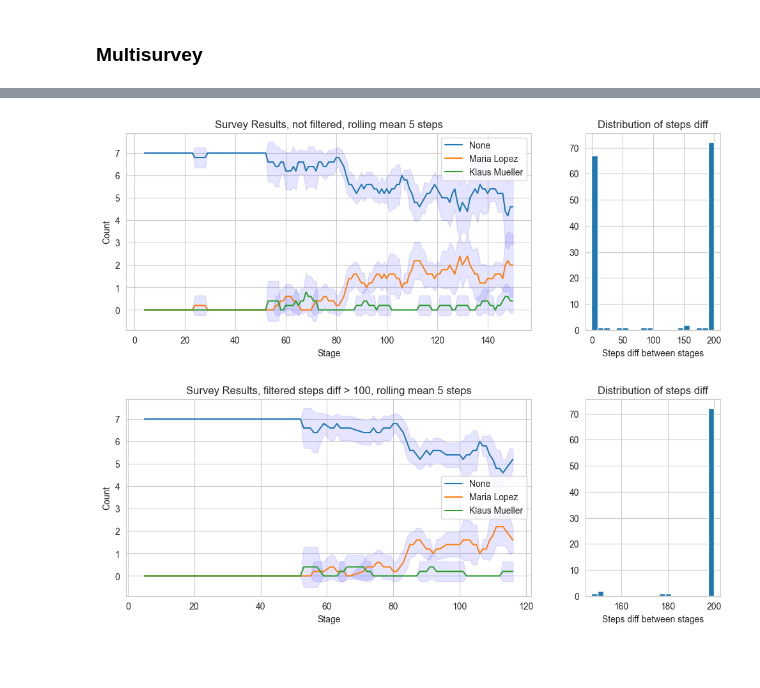
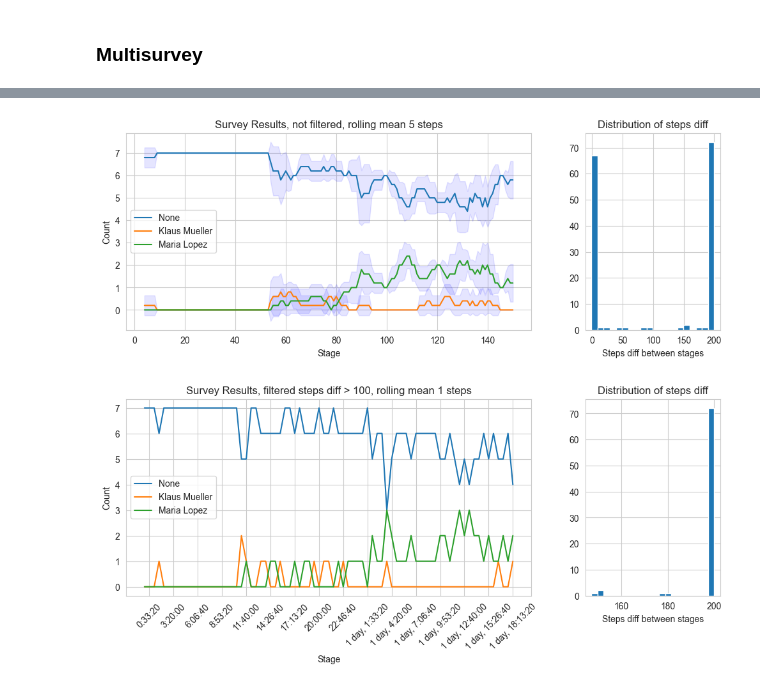
Before and after one commit to yzimmermann/generative_agents, a Jupyter notebook: reverie/backend_server/survey.ipynb, the cells around one changed output, grey strips where cells are left out. Saved outputs shown, nothing was run; the diff lists cells and outputs as text; code cells hidden in the pictures; blank space fills up the shorter version.

Commit message:
fix steps diff count for filtered

```diff
--- a/reverie/backend_server/survey.ipynb
+++ b/reverie/backend_server/survey.ipynb
@@ -165,26 +174,33 @@ PATH_SIM = "base_the_ville_smol_elections_5_voters_2days"
 folders = get_folders(f"../../environment/frontend_server/storage/{PATH_SIM}")
 folders_sorted = sorted(folders, key=lambda x: int(x.split("-")[-3]))
 
+SAVE_PATH = "survey/"
+curr_datetime = datetime.datetime.now().strftime("%Y-%m-%d_%H-%M")
+
 results = []
 all_convos = []
 all_predictions = []
 df_survey = pd.DataFrame(columns=list(map(lambda x: x.split("-")[-3], folders_sorted)))
-if input("Load previous results? (y/n): ") == "y":
-    results = load_file("results.pkl")
-    all_convos = load_file("convos.pkl")
-    all_predictions = load_file("predictions.pkl")
+if input("Load last results? (y/n): ") == "y":
+    results = load_file(get_files(SAVE_PATH, "results")[-1])
+    all_convos = load_file(get_files(SAVE_PATH, "convos")[-1])
+    all_predictions = load_file(get_files(SAVE_PATH, "predictions")[-1])
     print(results)
 else:
+    counter = 0
     for PATH_STAGE in tqdm(folders_sorted):
         rs = clean_start_server(f"{PATH_SIM}/{PATH_STAGE}")
         convos = get_survey_responses(rs, "Who are you planning to vote in the coming elections?")
         predictions = extract_survey_responses(convos, extract_survey_prompt, gpt_param)
 
-        results.append(update_results({"step": PATH_STAGE.split("-")[-2]}, predictions))
+        results.append(
+            update_results({"step": PATH_STAGE.split("-")[-2], "file_stage": PATH_STAGE.split("-")[-3], "loop_stage": counter}, predictions))
         all_convos.append(convos)
         all_predictions.append(predictions)
 
-        save_file(results[-1], f"results.pkl")
-        save_file(all_convos[-1], f"convos.pkl")
-        save_file(all_predictions[-1], f"predictions.pkl")
+        save_file(results, f"{SAVE_PATH}/results_{curr_datetime}.pkl")
+        save_file(all_convos, f"{SAVE_PATH}/convos_{curr_datetime}.pkl")
+        save_file(all_predictions, f"{SAVE_PATH}/predictions_{curr_datetime}.pkl")
+
+        counter += 1
         print(results[-1])
@@ -192,15 +222,16 @@ else:
 import matplotlib.pyplot as plt
 
 df_survey = pd.DataFrame(results).fillna(0)
+df = df_survey.drop("step", axis=1).reset_index(drop=True)
 
 plt.subplots(1, 2, figsize=(12, 4), gridspec_kw={'width_ratios': [3, 1]})
 plt.subplot(1, 2, 1)
 ax = plt.gca()
 window = 5
-mean = df_survey.rolling(window).mean()
-std = df_survey.rolling(window).std()
+mean = df.rolling(window).mean()
+std = df.rolling(window).std()
 mean.plot(ax=ax)
-for i in range(len(df_survey.columns)):
+for i in range(len(df.columns)):
     ax.fill_between(std.index, (mean-std).iloc[:, i].values, (mean+std).iloc[:, i].values, color='b', alpha=0.1)
 plt.title(f"Survey Results, not filtered, rolling mean {window} steps")
 plt.xlabel("Stage")
@@ -218,31 +249,36 @@ plt.title("Distribution of steps diff")
 plt.xlabel("Steps diff between stages")
 plt.show()
 # %% [output]
-[figure, old version]
+[figure, new version]
 # %%
 df_survey = pd.DataFrame(results).fillna(0)
 final_steps_diff = np.diff(final_steps, prepend=0)
 filtered_steps_mask = final_steps_diff > 100
 filtered_steps = np.array(final_steps)[filtered_steps_mask]
-df = df_survey.loc[filtered_steps_mask, :]
+df = df_survey.loc[filtered_steps_mask, :].drop("step", axis=1).reset_index(drop=True)
 
 plt.subplots(1, 2, figsize=(12, 4), gridspec_kw={'width_ratios': [3, 1]})
 plt.subplot(1, 2, 1)
 ax = plt.gca()
-window = 5
+window = 1
 mean = df.rolling(window).mean()
 std = df.rolling(window).std()
 mean.plot(ax=ax)
 for i in range(len(df.columns)):
     ax.fill_between(std.index, (mean-std).iloc[:, i].values, (mean+std).iloc[:, i].values, color='b', alpha=0.1)
 plt.title(f"Survey Results, filtered steps diff > 100, rolling mean {window} steps")
 plt.xlabel("Stage")
 plt.ylabel("Count")
+x_ticks_gran = 5
+plt.xticks(
+    [i for i in range(1, len(filtered_steps)+1, x_ticks_gran)],
+    labels = list(map(lambda x: x * datetime.timedelta(seconds=2000), [i for i in range(1, len(filtered_steps)+1, x_ticks_gran)])),
+    rotation=45)
 
 plt.subplot(1, 2, 2)
 plt.hist(final_steps_diff[filtered_steps_mask], bins=20)
 plt.xlabel("Steps diff between stages")
 plt.title("Distribution of steps diff")
 plt.show()
 # %% [output]
-[figure, old version]
+[figure, new version]
```
Also changed, not shown: parts of 4 cells of this notebook.
